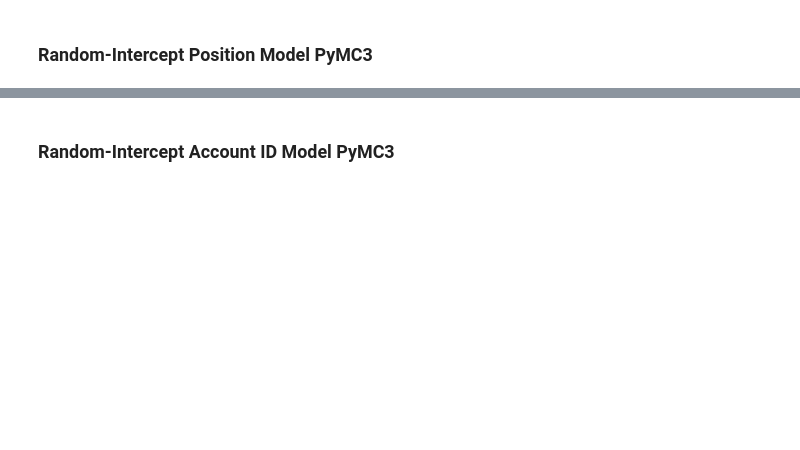
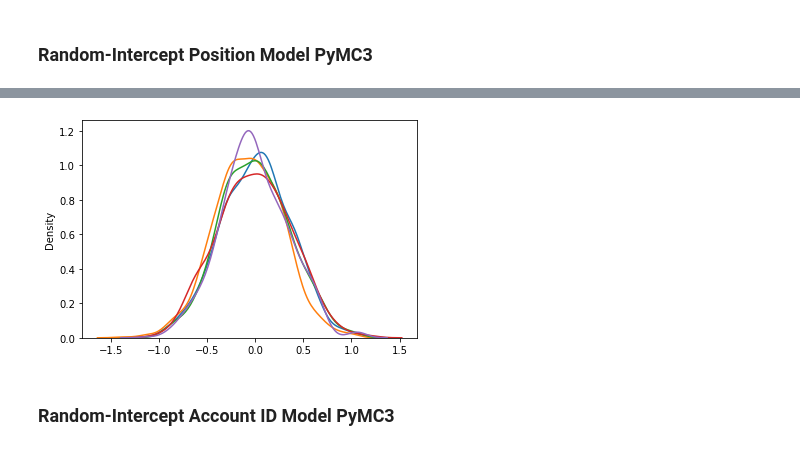
Before and after one commit to ozvar/lol_practice_distribution, a Jupyter notebook: supplementary_analysis.ipynb, the cells around one changed output, grey strips where cells are left out. Saved outputs shown, nothing was run; the diff lists cells and outputs as text; code cells hidden in the pictures; blank space fills up the shorter version.

```diff
--- a/supplementary_analysis.ipynb
+++ b/supplementary_analysis.ipynb
@@ -214,18 +192,21 @@ with pm.Model(coords=coords) as random_position_model:
     hyper_mu_position = pm.Normal(
         mu=0,
         sigma=1,
-        name='Hyper Mu Position',
-
+        name='Hyper Mu Position'
     )
 
-    # build the intercept
 
+    # Build Intercept
     # POSITION
-    intercept = pm.Normal(
-        mu=hyper_mu_position,
-        sd=hyper_sd_position,
-        name='Position Varying Intercept',
+    position_theta_tilde = pm.Normal(
+        mu=0,
+        sd=1,
+        name='Positions Varying Theta Tilde',
         dims='Positions'
+    )
+    position_theta = pm.Deterministic(
+        'Positions Varying Theta',
+        hyper_mu_position + hyper_sd_position * position_theta_tilde
     )
 
     # Look at the effect of clusters
@@ -239,16 +220,22 @@ with pm.Model(coords=coords) as random_position_model:
     # Create the model
     outcome_mu = pm.Deterministic(
         'Mu',
-        intercept[position_idx] + slope_cluster[clusters_idx]
+        position_theta[position_idx] + slope_cluster[clusters_idx]
     )
     outcome_sd = pm.HalfCauchy(
         beta=1,
         name='Outcome Sigma'
     )
+    outcome_nu = pm.Gamma(
+        alpha=2,
+        beta=0.1,
+        name='Outcome Nu'
+    )
 
-    outcome = pm.Normal(
+    outcome = pm.StudentT(
         mu=outcome_mu,
         sd=outcome_sd,
+        nu=outcome_nu,
         name='Outcome',
         observed=gpm
     )
@@ -306,0 +250,6 @@ with random_position_model:
+# %%
+with random_position_model:
+
+    random_position_gener = pm.fit(
+        n=10000
+    )
@@ -307,3 +259,13 @@ with random_position_model:
+# %%
+random_position_traces = random_position_gener.sample(1000)
+# %%
+for i in range(5):
+
+    sns.kdeplot(
+        random_position_traces['Slope Clusters'][:, i]
+    )
+# %% [output]
+[figure, added]
 # %% [markdown]
 ### Random-Intercept Account ID Model PyMC3
 # %%
```
Also changed, not shown: parts of 51 cells of this notebook, 1 other file.
